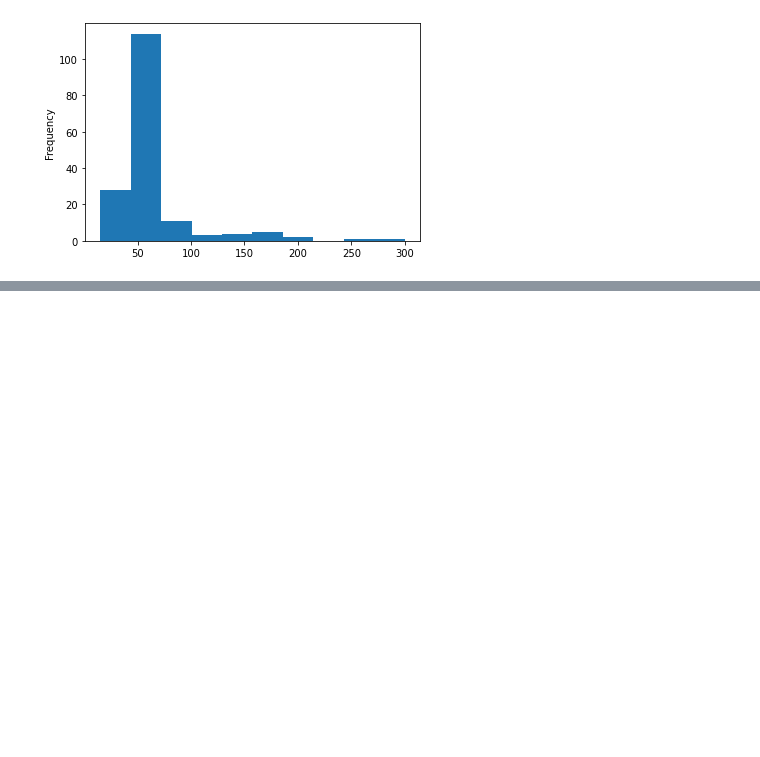
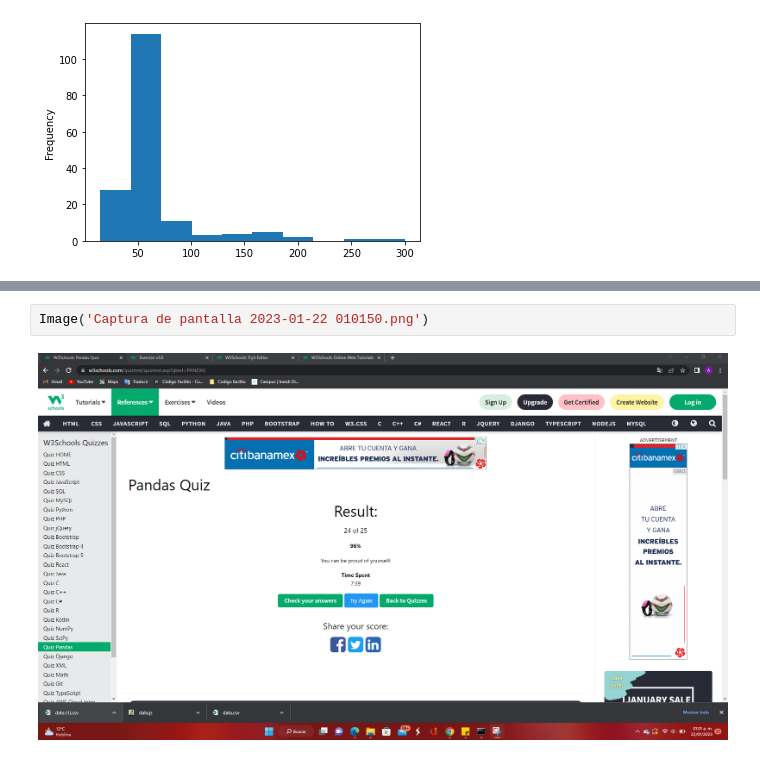
Before and after one commit to amorgado13/Pandas-Tutorial, a Jupyter notebook: Tutorial_Python_Pandas.ipynb, the cells around one changed output, grey strips where cells are left out. Saved outputs shown, nothing was run; the diff lists cells and outputs as text; blank space fills up the shorter version.

```diff
--- a/Tutorial_Python_Pandas.ipynb
+++ b/Tutorial_Python_Pandas.ipynb
@@ -769,0 +781,4 @@ df["Duration"].plot(kind = 'hist')
+# %%
+Image('Captura de pantalla 2023-01-22 010150.png')
+# %% [output]
+[figure, added]
```
Also changed, not shown: parts of 3 cells of this notebook.
